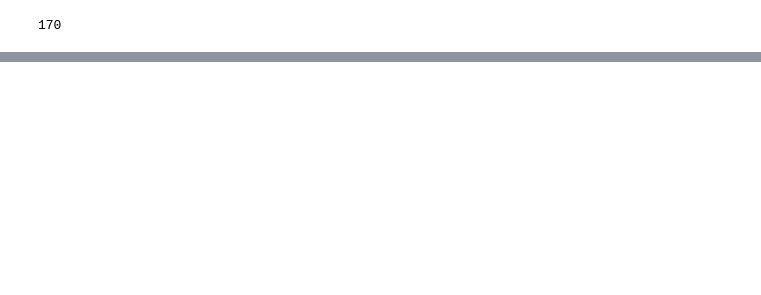
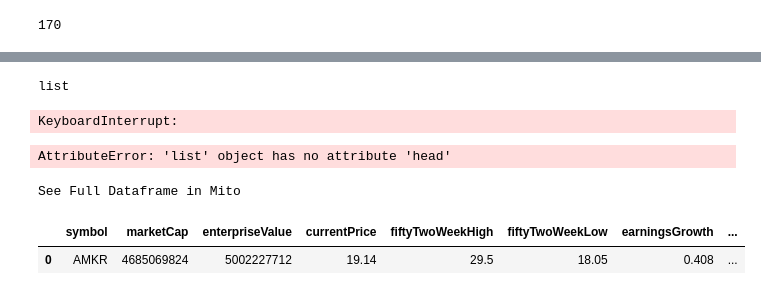
Before and after one commit to bme3412/Python, a Jupyter notebook: Projects/yahoofinance/R2000.ipynb, the cells around one changed output, grey strips where cells are left out. Cells and saved outputs as stored; diff of their text form; code cells hidden in the pictures; blank space fills up the shorter version.

```diff
--- a/Projects/yahoofinance/R2000.ipynb
+++ b/Projects/yahoofinance/R2000.ipynb
@@ -116,0 +118,4 @@ df_tickers.to_csv('Russell_2000.csv')
+# %%
+valuation_cols = ['symbol', 'marketCap','enterpriseValue','currentPrice', 'fiftyTwoWeekHigh', 'fiftyTwoWeekLow','earningsGrowth','enterpriseToRevenue', 'enterpriseToEbitda',
+                  'forwardEps','trailingEps',  'priceToSalesTrailing12Months',
+                  'forwardPE', 'dividendYield']
@@ -116,0 +124,32 @@ df_tickers.to_csv('Russell_2000.csv')
+# %%
+type(ticker_list)
+# %% [output]
+list
+# %%
+def ticker_convert(tick):
+    ticker = yf.Ticker(tick)
+    ticker_df = pd.DataFrame([ticker.info])
+    ticker_df.to_csv(f'{tick}.csv')
+    df_ticker = pd.read_csv(f'{tick}.csv')
+    ticker_val = df_ticker[valuation_cols]
+    return ticker_val
+# %%
+tickers_df = map(ticker_convert,ticker_list)
+master_df = []
+for i in tickers_df:
+    df = pd.DataFrame(i)
+    master_df.append(df)
+master_df = pd.concat(master_df)
+master_df
+# %% [output]
+KeyboardInterrupt:
+# %%
+master_df.head()
+# %% [output]
+AttributeError: 'list' object has no attribute 'head'
+# %%
+ticker_convert('AMKR')
+# %% [output]
+See Full Dataframe in Mito
+|  | symbol | marketCap | enterpriseValue | currentPrice | fiftyTwoWeekHigh | fiftyTwoWeekLow | earningsGrowth | ... |
+| 0 | AMKR | 4685069824 | 5002227712 | 19.14 | 29.5 | 18.05 | 0.408 | ... |
```
Also changed, not shown: parts of 13 cells of this notebook.
